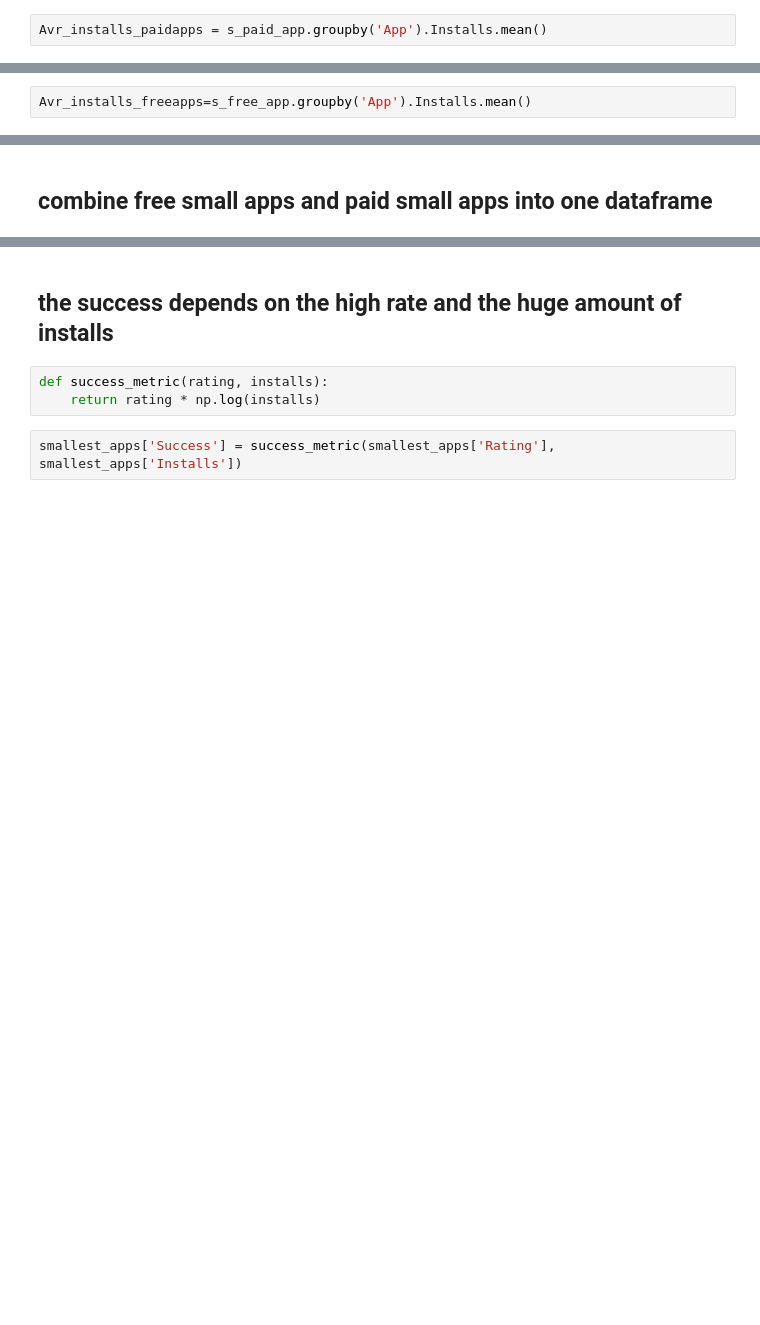
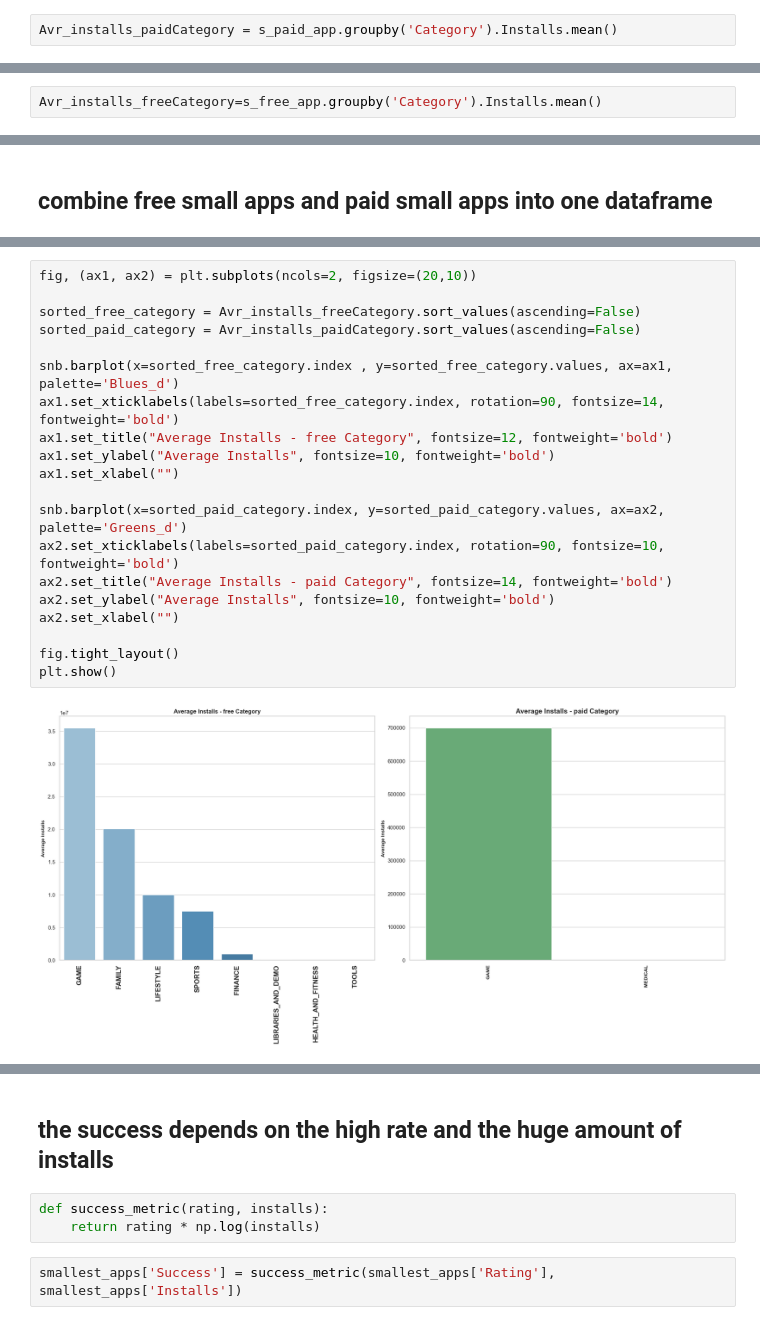
Before and after one commit to yuceltan/dataManupulation, a Jupyter notebook: datapython_coding.ipynb, the cells around one changed output, grey strips where cells are left out. Saved outputs shown, nothing was run; the diff lists cells and outputs as text; blank space fills up the shorter version.

```diff
--- a/datapython_coding.ipynb
+++ b/datapython_coding.ipynb
@@ -306,3 +356,3 @@ agv_paid
 # %%
-Avr_installs_paidapps = s_paid_app.groupby('App').Installs.mean()
+Avr_installs_paidCategory = s_paid_app.groupby('Category').Installs.mean()
 # %%
@@ -319,3 +367,3 @@ Name: Installs, dtype: float64
 # %%
-Avr_installs_freeapps=s_free_app.groupby('App').Installs.mean()
+Avr_installs_freeCategory=s_free_app.groupby('Category').Installs.mean()
 # %%
@@ -373,2 +410,24 @@ plt.show()
+# %%
+fig, (ax1, ax2) = plt.subplots(ncols=2, figsize=(20,10))
+
+sorted_free_category = Avr_installs_freeCategory.sort_values(ascending=False)
+sorted_paid_category = Avr_installs_paidCategory.sort_values(ascending=False)
+
+snb.barplot(x=sorted_free_category.index , y=sorted_free_category.values, ax=ax1, palette='Blues_d')
+ax1.set_xticklabels(labels=sorted_free_category.index, rotation=90, fontsize=14, fontweight='bold')
+ax1.set_title("Average Installs - free Category", fontsize=12, fontweight='bold')
+ax1.set_ylabel("Average Installs", fontsize=10, fontweight='bold')
+ax1.set_xlabel("")
+
+snb.barplot(x=sorted_paid_category.index, y=sorted_paid_category.values, ax=ax2, palette='Greens_d')
+ax2.set_xticklabels(labels=sorted_paid_category.index, rotation=90, fontsize=10, fontweight='bold')
+ax2.set_title("Average Installs - paid Category", fontsize=14, fontweight='bold')
+ax2.set_ylabel("Average Installs", fontsize=10, fontweight='bold')
+ax2.set_xlabel("")
+
+fig.tight_layout()
+plt.show()
+# %% [output]
+[figure, added]
 # %%
 
```
Also changed, not shown: parts of 100 cells of this notebook.
